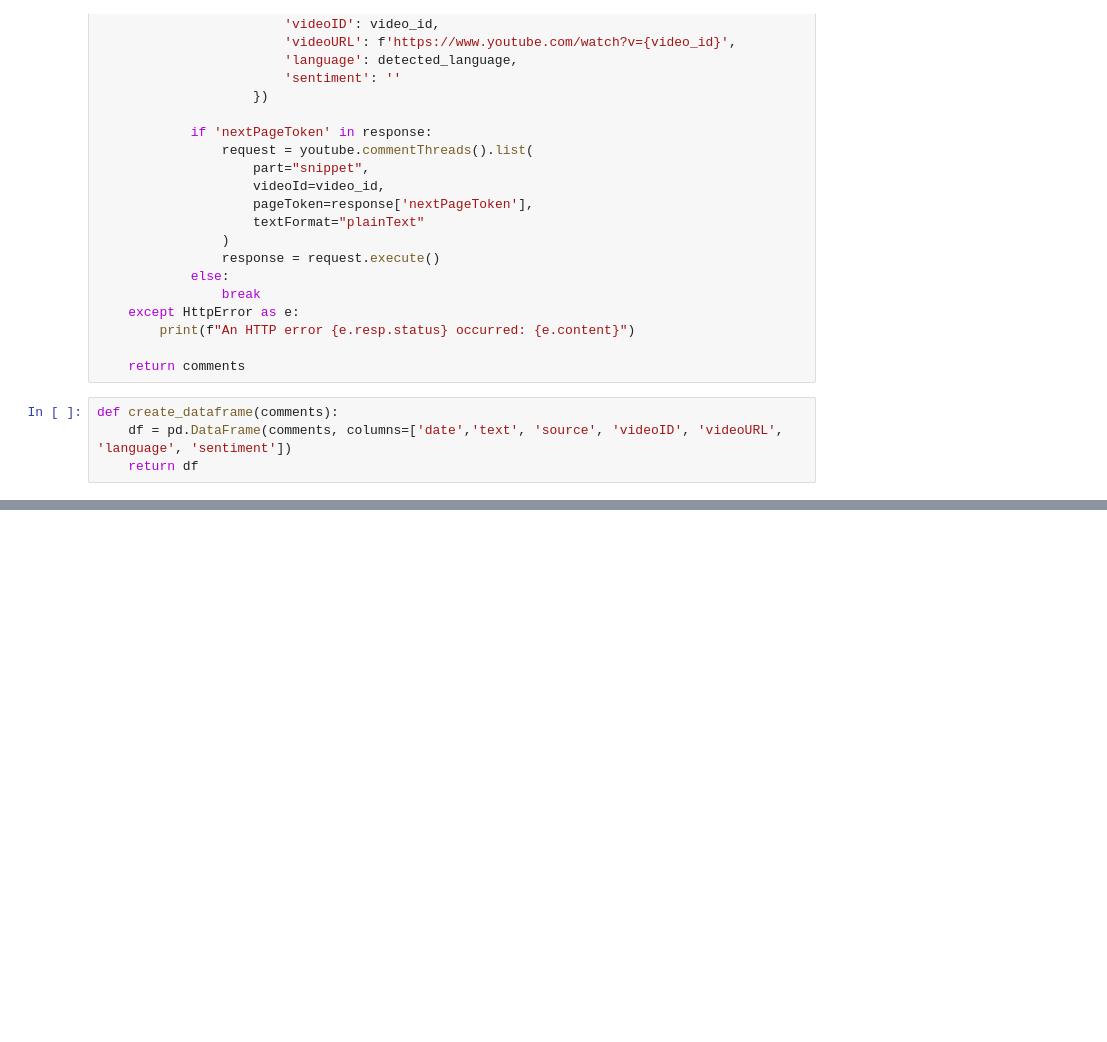
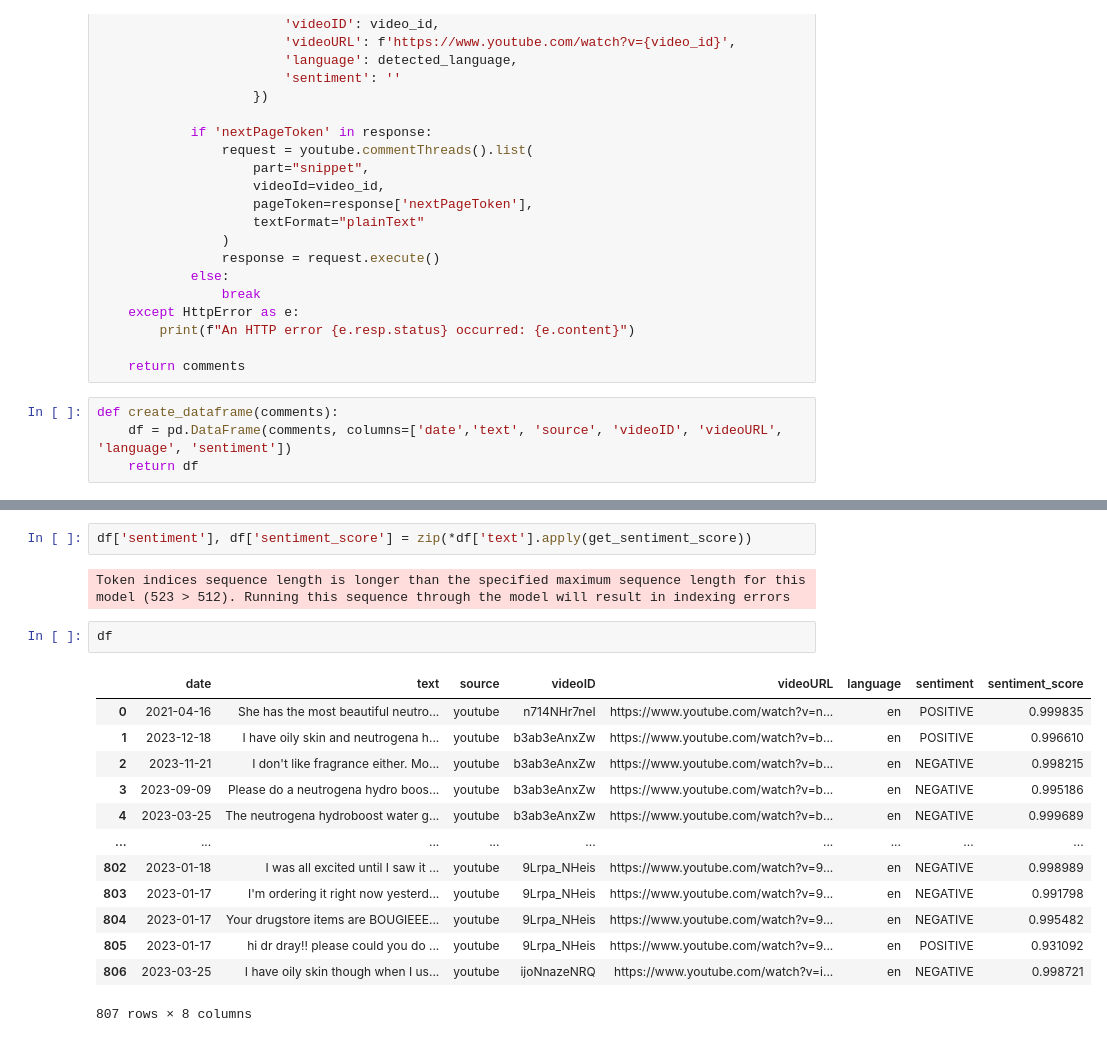
Before and after one commit to 3L1NK/Brand_Analysis_Dashboard, a Jupyter notebook: youtube_sentiment/youtube_sentiment_analysis.ipynb, the cells around one changed output, grey strips where cells are left out. Cells and saved outputs as stored; diff of their text form; blank space fills up the shorter version.

Commit message:
add sentiment score to youtube comments

```diff
--- a/youtube_sentiment/youtube_sentiment_analysis.ipynb
+++ b/youtube_sentiment/youtube_sentiment_analysis.ipynb
@@ -239,0 +255,20 @@ An HTTP error 403 occurred: b'{\n  "error": {\n    "code": 403,\n    "message":
+# %%
+df['sentiment'], df['sentiment_score'] = zip(*df['text'].apply(get_sentiment_score))
+# %% [output]
+Token indices sequence length is longer than the specified maximum sequence length for this model (523 > 512). Running this sequence through the model will result in indexing errors
+# %%
+df
+# %% [output]
+|  | date | text | source | videoID | videoURL | language | sentiment | sentiment_score |
+| 0 | 2021-04-16 | She has the most beautiful neutro... | youtube | n714NHr7neI | https://www.youtube.com/watch?v=n... | en | POSITIVE | 0.999835 |
+| 1 | 2023-12-18 | I have oily skin and neutrogena h... | youtube | b3ab3eAnxZw | https://www.youtube.com/watch?v=b... | en | POSITIVE | 0.996610 |
+| 2 | 2023-11-21 | I don't like fragrance either. Mo... | youtube | b3ab3eAnxZw | https://www.youtube.com/watch?v=b... | en | NEGATIVE | 0.998215 |
+| 3 | 2023-09-09 | Please do a neutrogena hydro boos... | youtube | b3ab3eAnxZw | https://www.youtube.com/watch?v=b... | en | NEGATIVE | 0.995186 |
+| 4 | 2023-03-25 | The neutrogena hydroboost water g... | youtube | b3ab3eAnxZw | https://www.youtube.com/watch?v=b... | en | NEGATIVE | 0.999689 |
+| ... | ... | ... | ... | ... | ... | ... | ... | ... |
+| 802 | 2023-01-18 | I was all excited until I saw it ... | youtube | 9Lrpa_NHeis | https://www.youtube.com/watch?v=9... | en | NEGATIVE | 0.998989 |
+| 803 | 2023-01-17 | I'm ordering it right now yesterd... | youtube | 9Lrpa_NHeis | https://www.youtube.com/watch?v=9... | en | NEGATIVE | 0.991798 |
+| 804 | 2023-01-17 | Your drugstore items are BOUGIEEE... | youtube | 9Lrpa_NHeis | https://www.youtube.com/watch?v=9... | en | NEGATIVE | 0.995482 |
+| 805 | 2023-01-17 | hi dr dray!! please could you do ... | youtube | 9Lrpa_NHeis | https://www.youtube.com/watch?v=9... | en | POSITIVE | 0.931092 |
+| 806 | 2023-03-25 | I have oily skin though when I us... | youtube | ijoNnazeNRQ | https://www.youtube.com/watch?v=i... | en | NEGATIVE | 0.998721 |
+807 rows × 8 columns
```
Also changed, not shown: parts of 5 cells of this notebook.
